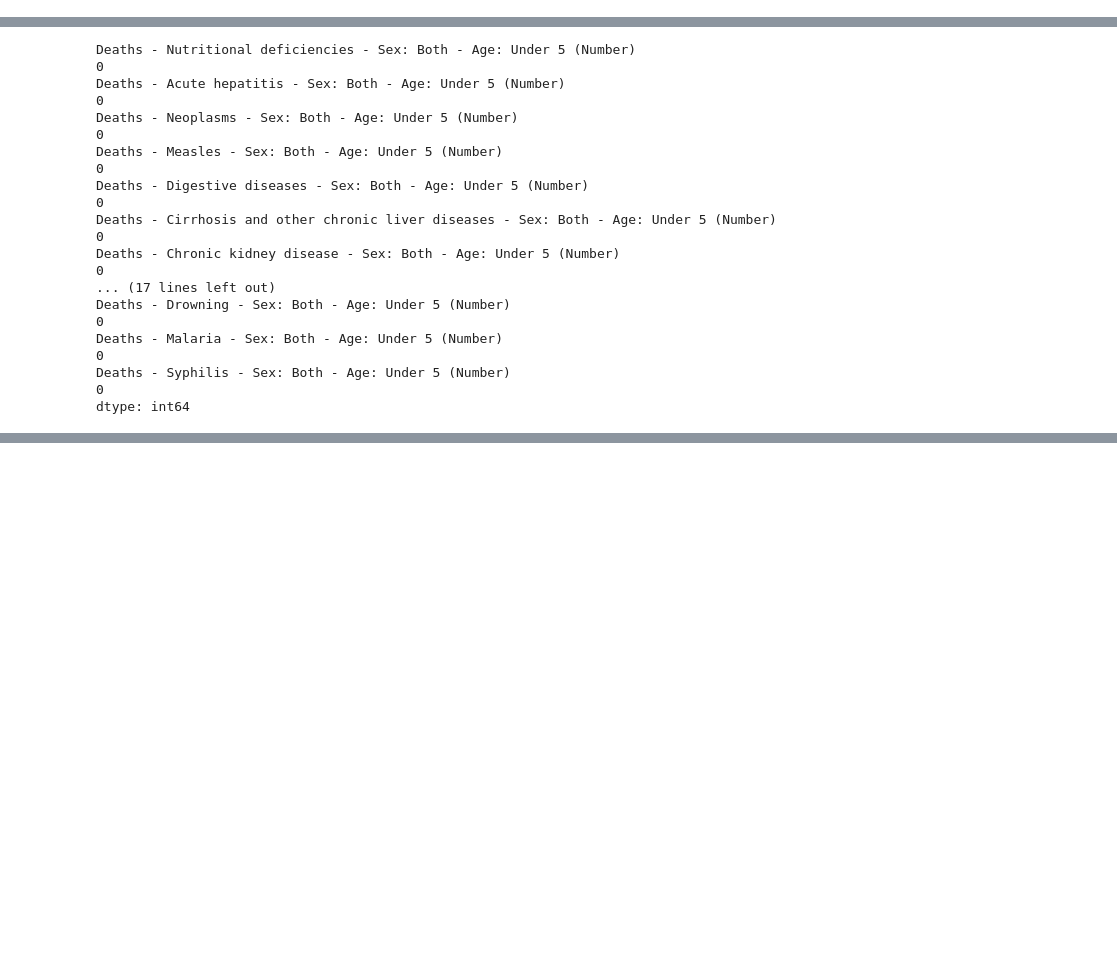
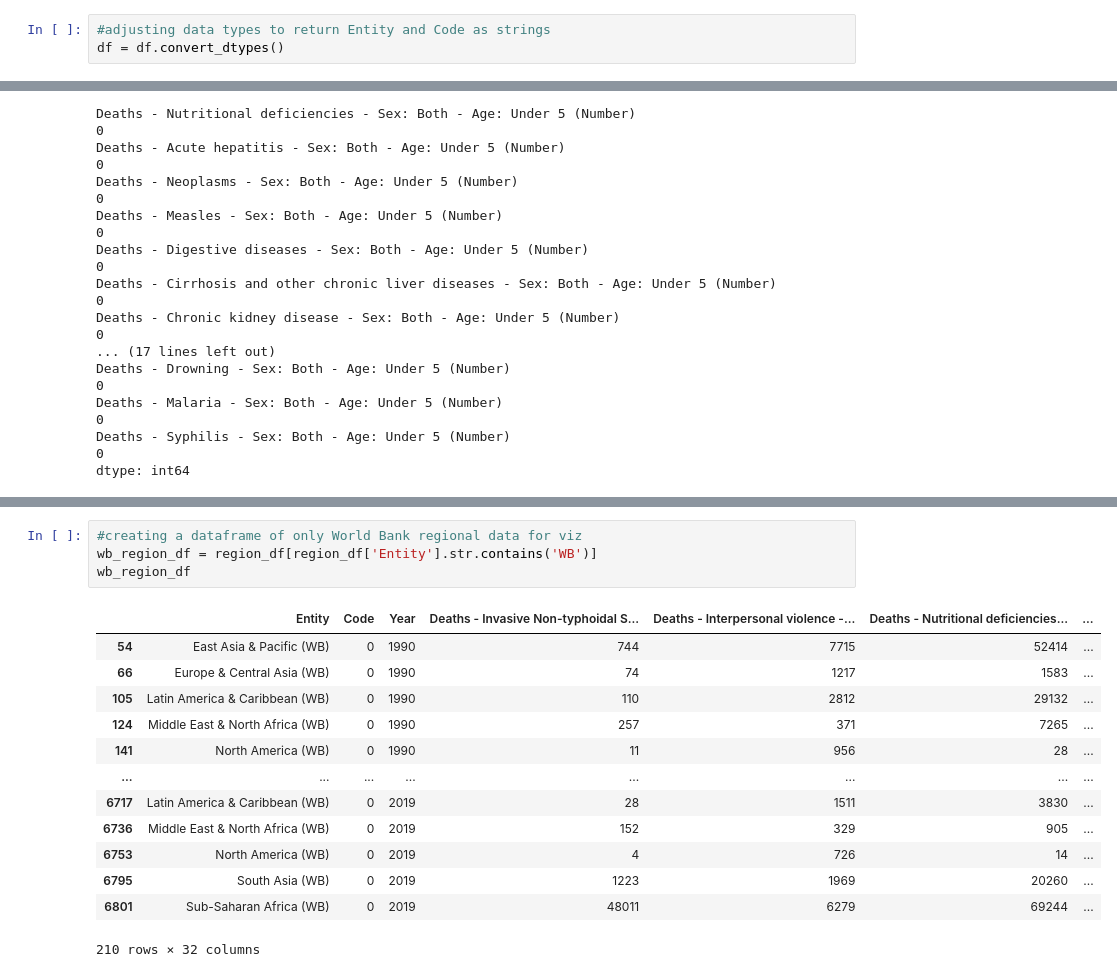
Before and after one commit to dantrainor9/Causes-of-Death, a Jupyter notebook: Causes_of_Death.ipynb, the cells around one changed output, grey strips where cells are left out. Saved outputs shown, nothing was run; the diff lists cells and outputs as text; blank space fills up the shorter version.

```diff
--- a/Causes_of_Death.ipynb
+++ b/Causes_of_Death.ipynb
@@ -58,3 +58,6 @@ Deaths - Drowning - Sex: Both - Age: Under 5 (Number)
 Deaths - Malaria - Sex: Both - Age: Under 5 (Number)                                                      int64
 Deaths - Syphilis - Sex: Both - Age: Under 5 (Number)                                                     int64
 dtype: object
+# %%
+#adjusting data types to return Entity and Code as strings
+df = df.convert_dtypes()
@@ -97,0 +139,18 @@ region_df
+# %%
+#creating a dataframe of only World Bank regional data for viz
+wb_region_df = region_df[region_df['Entity'].str.contains('WB')]
+wb_region_df
+# %% [output]
+|  | Entity | Code | Year | Deaths - Invasive Non-typhoidal S... | Deaths - Interpersonal violence -... | Deaths - Nutritional deficiencies... | ... |
+| 54 | East Asia & Pacific (WB) | 0 | 1990 | 744 | 7715 | 52414 | ... |
+| 66 | Europe & Central Asia (WB) | 0 | 1990 | 74 | 1217 | 1583 | ... |
+| 105 | Latin America & Caribbean (WB) | 0 | 1990 | 110 | 2812 | 29132 | ... |
+| 124 | Middle East & North Africa (WB) | 0 | 1990 | 257 | 371 | 7265 | ... |
+| 141 | North America (WB) | 0 | 1990 | 11 | 956 | 28 | ... |
+| ... | ... | ... | ... | ... | ... | ... | ... |
+| 6717 | Latin America & Caribbean (WB) | 0 | 2019 | 28 | 1511 | 3830 | ... |
+| 6736 | Middle East & North Africa (WB) | 0 | 2019 | 152 | 329 | 905 | ... |
+| 6753 | North America (WB) | 0 | 2019 | 4 | 726 | 14 | ... |
+| 6795 | South Asia (WB) | 0 | 2019 | 1223 | 1969 | 20260 | ... |
+| 6801 | Sub-Saharan Africa (WB) | 0 | 2019 | 48011 | 6279 | 69244 | ... |
+210 rows × 32 columns
```
Also changed, not shown: parts of 3 cells of this notebook.
